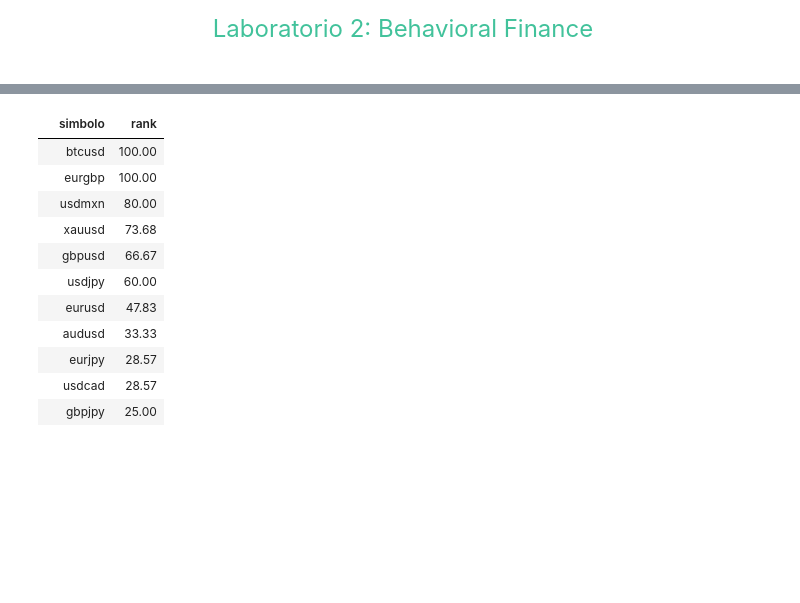
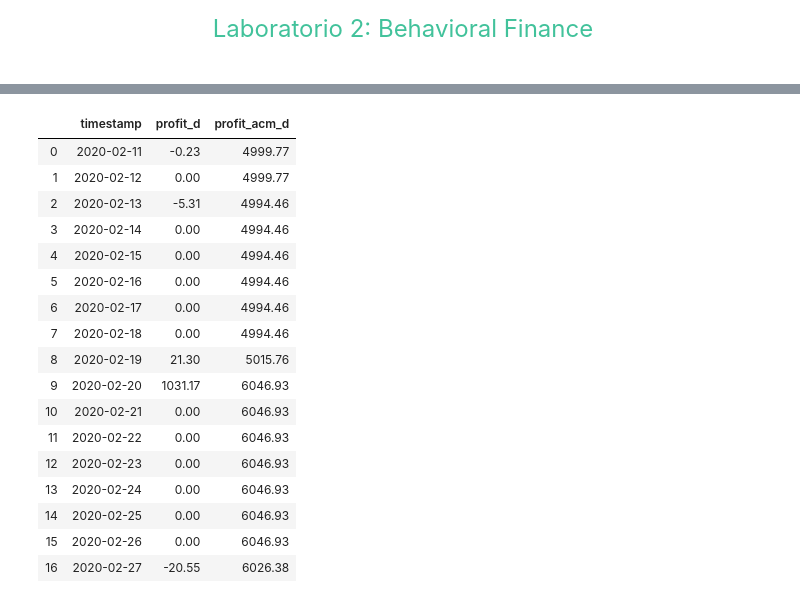
Before and after one commit to FranciscoRodRam/LAB_2_FRRR, a Jupyter notebook: LAB_2_FRRR.ipynb, the cells around one changed output, grey strips where cells are left out. Saved outputs shown, nothing was run; the diff lists cells and outputs as text; code cells hidden in the pictures; blank space fills up the shorter version.

```diff
--- a/LAB_2_FRRR.ipynb
+++ b/LAB_2_FRRR.ipynb
@@ -58,15 +153,21 @@ pr.df_1_tabla
 # %%
-pr.df_1_ranking
+pr.df_profit_diario
 # %% [output]
-|  | simbolo | rank |
-|  | btcusd | 100.00 |
-|  | eurgbp | 100.00 |
-|  | usdmxn | 80.00 |
-|  | xauusd | 73.68 |
-|  | gbpusd | 66.67 |
-|  | usdjpy | 60.00 |
-|  | eurusd | 47.83 |
-|  | audusd | 33.33 |
-|  | eurjpy | 28.57 |
-|  | usdcad | 28.57 |
-|  | gbpjpy | 25.00 |
+|  | timestamp | profit_d | profit_acm_d |
+| 0 | 2020-02-11 | -0.23 | 4999.77 |
+| 1 | 2020-02-12 | 0.00 | 4999.77 |
+| 2 | 2020-02-13 | -5.31 | 4994.46 |
+| 3 | 2020-02-14 | 0.00 | 4994.46 |
+| 4 | 2020-02-15 | 0.00 | 4994.46 |
+| 5 | 2020-02-16 | 0.00 | 4994.46 |
+| 6 | 2020-02-17 | 0.00 | 4994.46 |
+| 7 | 2020-02-18 | 0.00 | 4994.46 |
+| 8 | 2020-02-19 | 21.30 | 5015.76 |
+| 9 | 2020-02-20 | 1031.17 | 6046.93 |
+| 10 | 2020-02-21 | 0.00 | 6046.93 |
+| 11 | 2020-02-22 | 0.00 | 6046.93 |
+| 12 | 2020-02-23 | 0.00 | 6046.93 |
+| 13 | 2020-02-24 | 0.00 | 6046.93 |
+| 14 | 2020-02-25 | 0.00 | 6046.93 |
+| 15 | 2020-02-26 | 0.00 | 6046.93 |
+| 16 | 2020-02-27 | -20.55 | 6026.38 |
```
Also changed, not shown: parts of 29 cells of this notebook, 3 other files.
